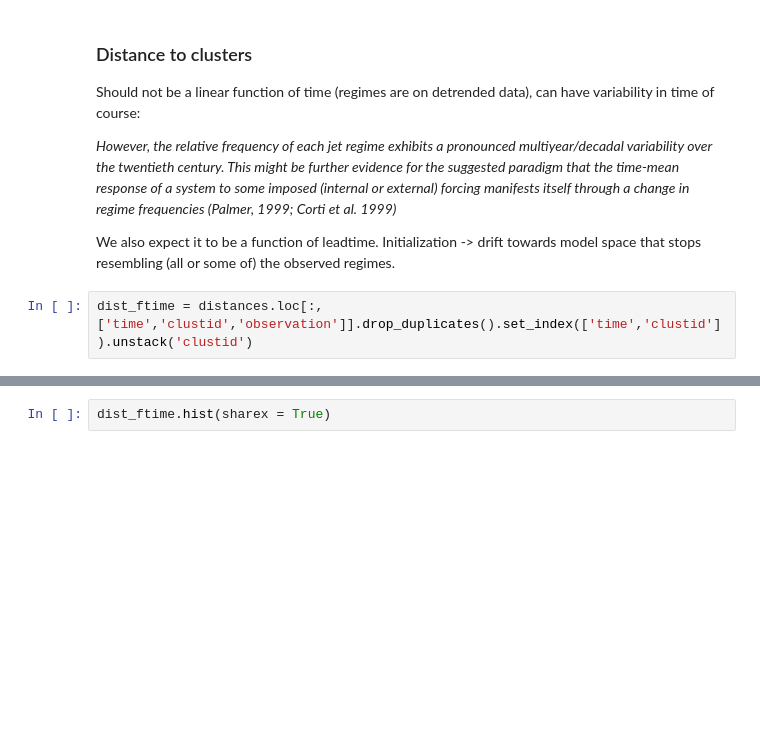
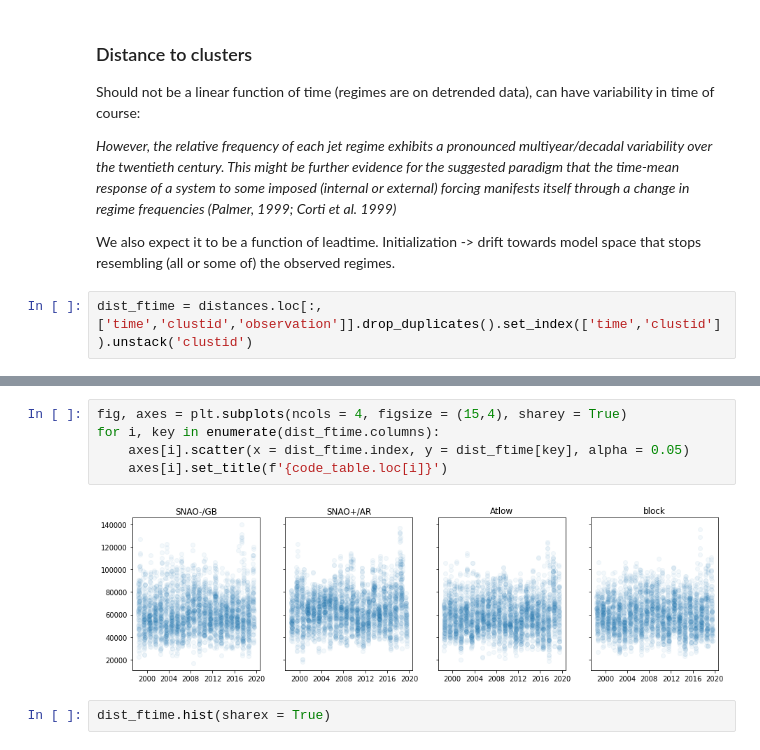
Before and after one commit to chiemvs/SubSeas, a Jupyter notebook: CheckRegimes.ipynb, the cells around one changed output, grey strips where cells are left out. Drawn from its saved outputs; the diff is of its cells as text; blank space fills up the shorter version.

```diff
--- a/CheckRegimes.ipynb
+++ b/CheckRegimes.ipynb
@@ -31,3 +31,10 @@ dist_ftime.plot()
+# %%
+fig, axes = plt.subplots(ncols = 4, figsize = (15,4), sharey = True)
+for i, key in enumerate(dist_ftime.columns):
+    axes[i].scatter(x = dist_ftime.index, y = dist_ftime[key], alpha = 0.05)
+    axes[i].set_title(f'{code_table.loc[i]}')
+# %% [output]
+[figure, added]
 # %%
 dist_ftime.hist(sharex = True)
 # %% [output]
```
Also changed, not shown: parts of 3 cells of this notebook, 2 other files.
